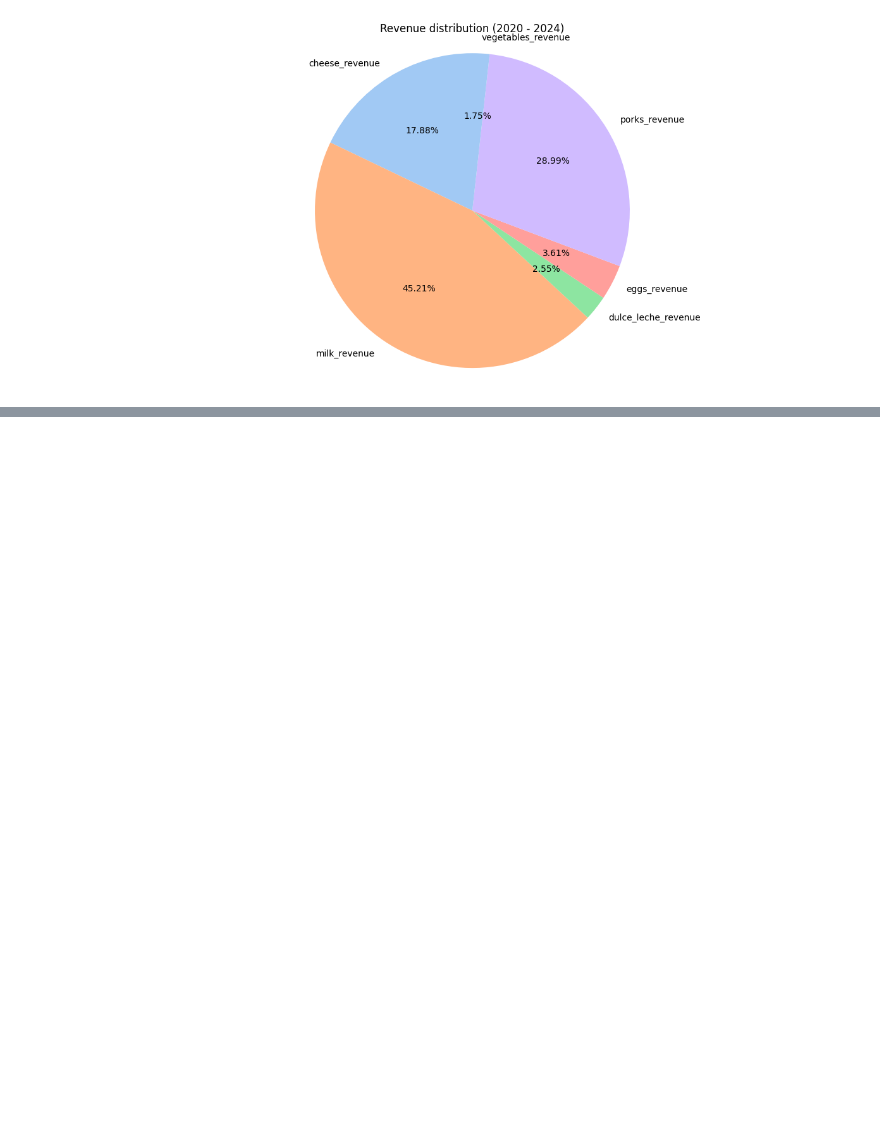
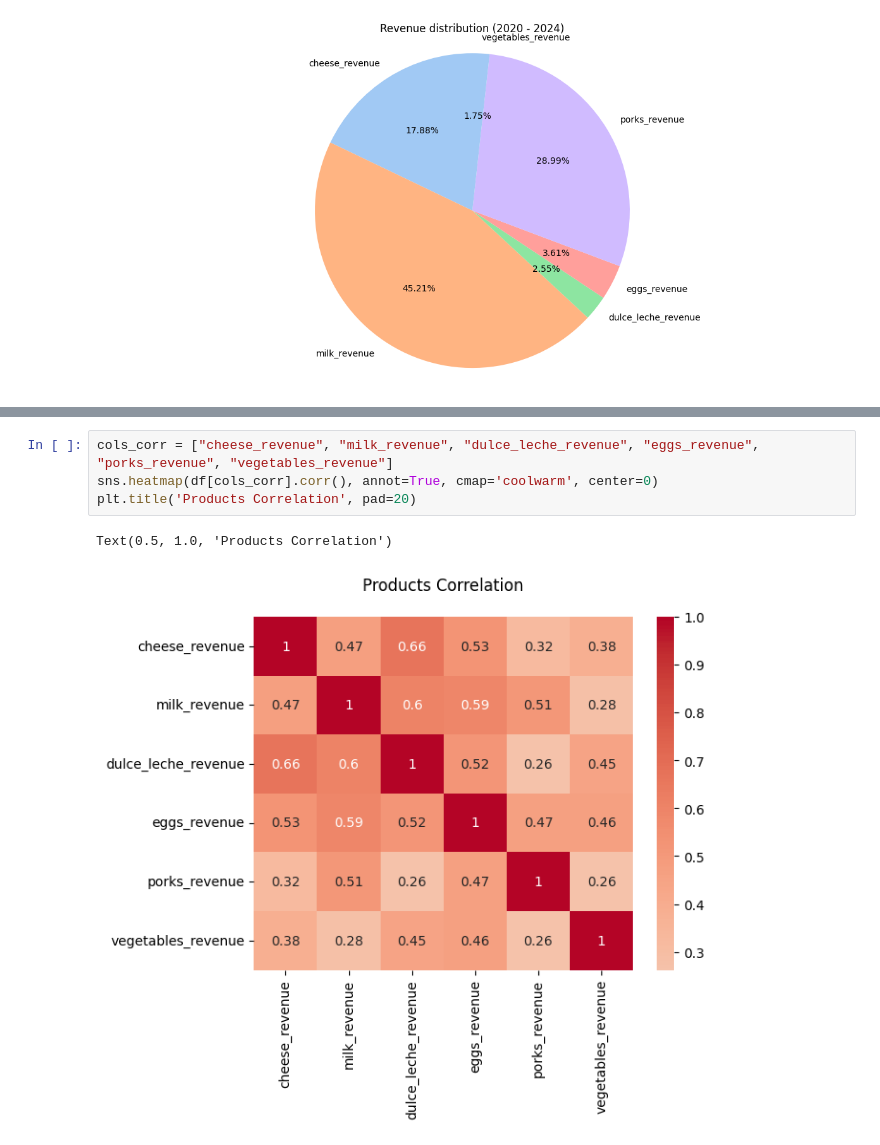
Before and after one commit to kylesonev/fazenda-coop, a Jupyter notebook: notebooks/revenue/01_eda.ipynb, the cells around one changed output, grey strips where cells are left out. Saved outputs shown, nothing was run; the diff lists cells and outputs as text; blank space fills up the shorter version.

```diff
--- a/notebooks/revenue/01_eda.ipynb
+++ b/notebooks/revenue/01_eda.ipynb
@@ -105,3 +114,10 @@ for product in products:
 [figure]
 [figure]
 [figure]
+# %%
+cols_corr = ["cheese_revenue", "milk_revenue", "dulce_leche_revenue", "eggs_revenue", "porks_revenue", "vegetables_revenue"]
+sns.heatmap(df[cols_corr].corr(), annot=True, cmap='coolwarm', center=0)
+plt.title('Products Correlation', pad=20)
+# %% [output]
+Text(0.5, 1.0, 'Products Correlation')
+[figure, added]
```
Also changed, not shown: parts of 18 cells of this notebook, 3 other files.
